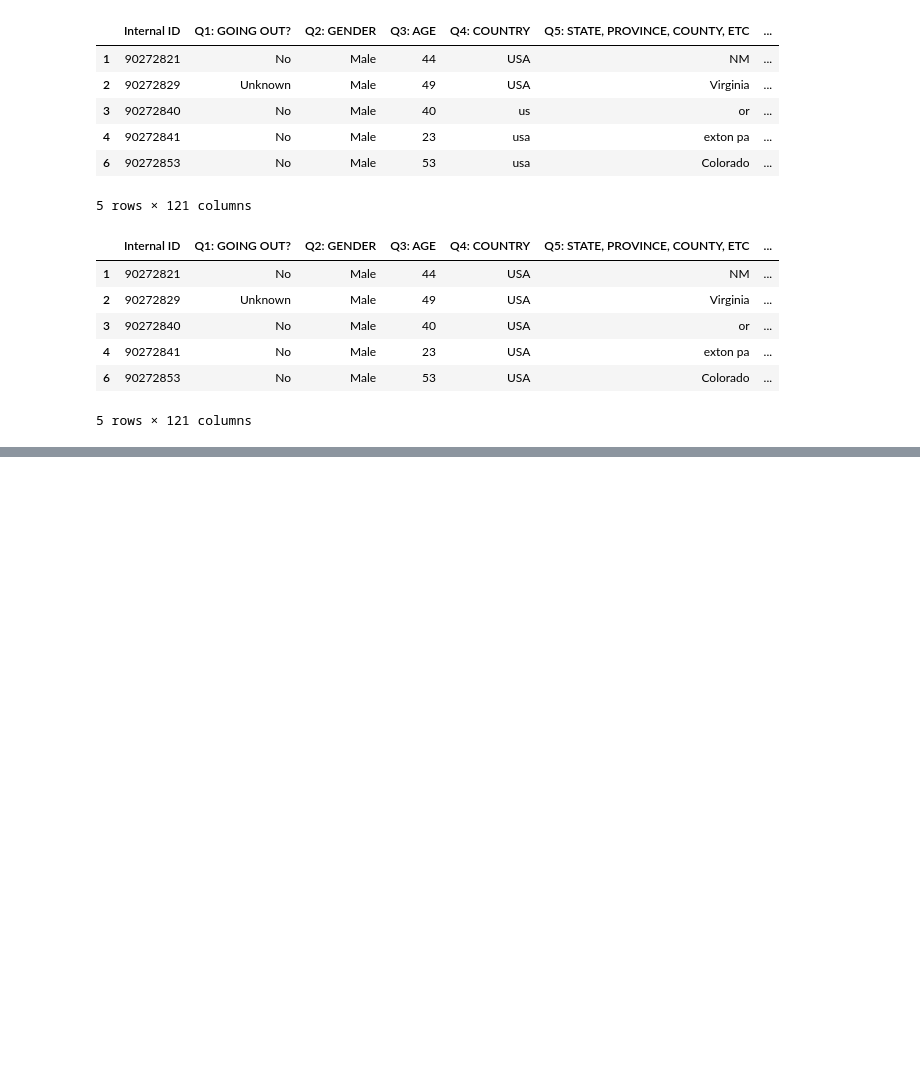
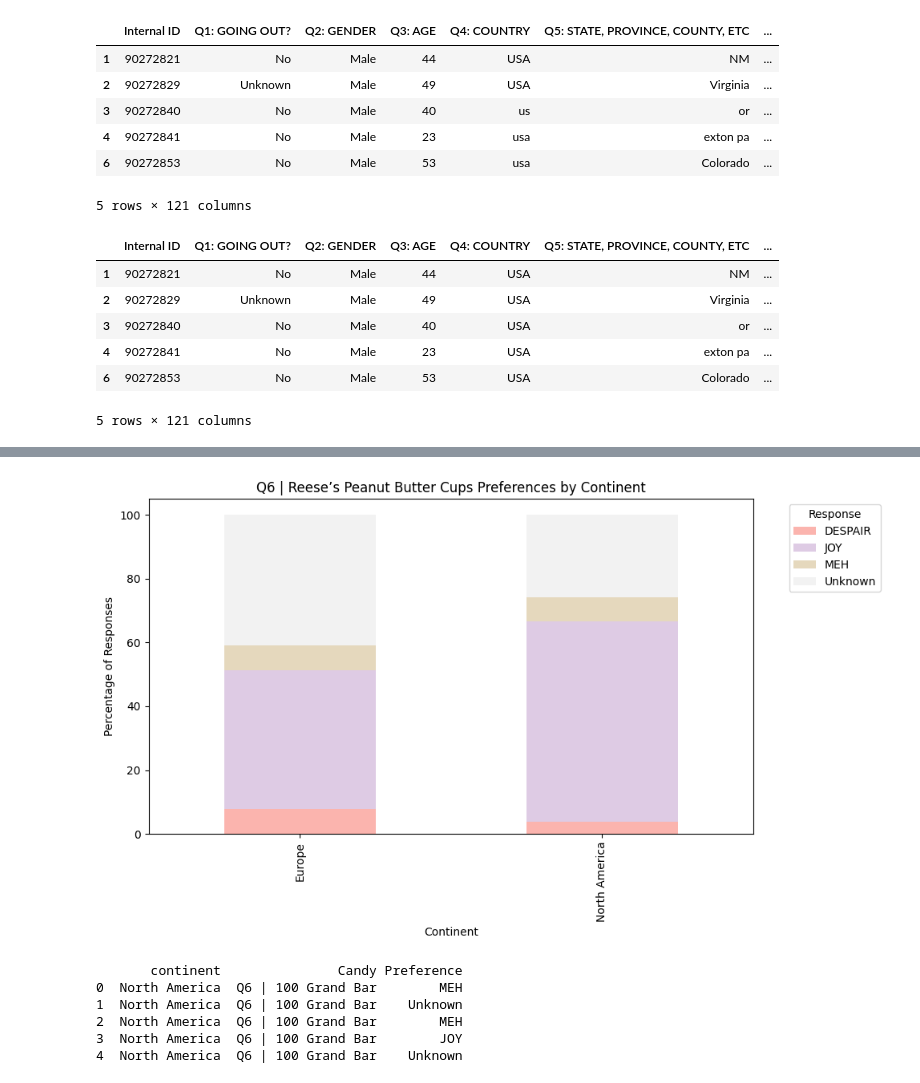
Before and after one commit to surenther/Data-Wrangling, a Jupyter notebook: Week 7-8/Surenther_DSC540_Week7.ipynb, the cells around one changed output, grey strips where cells are left out. Drawn from its saved outputs; the diff is of its cells as text; code cells hidden in the pictures; blank space fills up the shorter version.

```diff
--- a/Week 7-8/Surenther_DSC540_Week7.ipynb
+++ b/Week 7-8/Surenther_DSC540_Week7.ipynb
@@ -171,0 +275,68 @@ df.head(5)
+# %%
+# Combine and Merge Datasets
+
+# Create 2nd data set
+country_info = pd.DataFrame({
+    'country_clean': ['usa', 'canada', 'uk'],
+    'continent': ['North America', 'North America', 'Europe'],
+    'pop_millions': [331, 38, 68]
+})
+
+# Clean Country column in 1st dateset
+df['country_clean'] = df['Q4: COUNTRY'].str.strip().str.lower()
+
+#Merge Both dataset
+merged_df = pd.merge(df, country_info, how='left', on='country_clean')
+# %%
+# Candy Preference by Continent using merged_df
+
+import matplotlib.pyplot as plt
+
+# Pick a candy column you're interested in
+candy_column = 'Q6 | Reese’s Peanut Butter Cups'
+
+# Drop rows where continent or candy column is missing
+filtered_df = merged_df.dropna(subset=['continent', candy_column])
+
+# Group and count responses
+candy_continent = filtered_df.groupby(['continent', candy_column]).size().unstack().fillna(0)
+
+# Optional: Convert to percentages
+candy_continent_pct = candy_continent.div(candy_continent.sum(axis=1), axis=0) * 100
+
+# Plot
+candy_continent_pct.plot(kind='bar', stacked=True, figsize=(10, 6), colormap='Pastel1')
+plt.title(f"{candy_column} Preferences by Continent")
+plt.ylabel("Percentage of Responses")
+plt.xlabel("Continent")
+plt.legend(title="Response", bbox_to_anchor=(1.05, 1), loc='upper left')
+plt.tight_layout()
+plt.show()
+# %% [output]
+[figure, added]
+# %%
+# Reshape with melt
+
+# select only the columns that are candy-related
+candy_columns = [col for col in merged_df.columns if col.startswith("Q6 |")]
+
+# Melt the dataframe to long format
+reshaped_df = merged_df.melt(
+    id_vars=['continent'],  # Keep continent as identifier
+    value_vars=candy_columns,  # Melt all Q6 candy columns
+    var_name='Candy',
+    value_name='Preference'
+)
+
+# Drop rows with missing values
+reshaped_df = reshaped_df.dropna(subset=['Preference'])
+
+# Display sample
+print(reshaped_df.head())
+# %% [output]
+       continent               Candy Preference
+0  North America  Q6 | 100 Grand Bar        MEH
+1  North America  Q6 | 100 Grand Bar    Unknown
+2  North America  Q6 | 100 Grand Bar        MEH
+3  North America  Q6 | 100 Grand Bar        JOY
+4  North America  Q6 | 100 Grand Bar    Unknown
```
Also changed, not shown: parts of 10 cells of this notebook.
